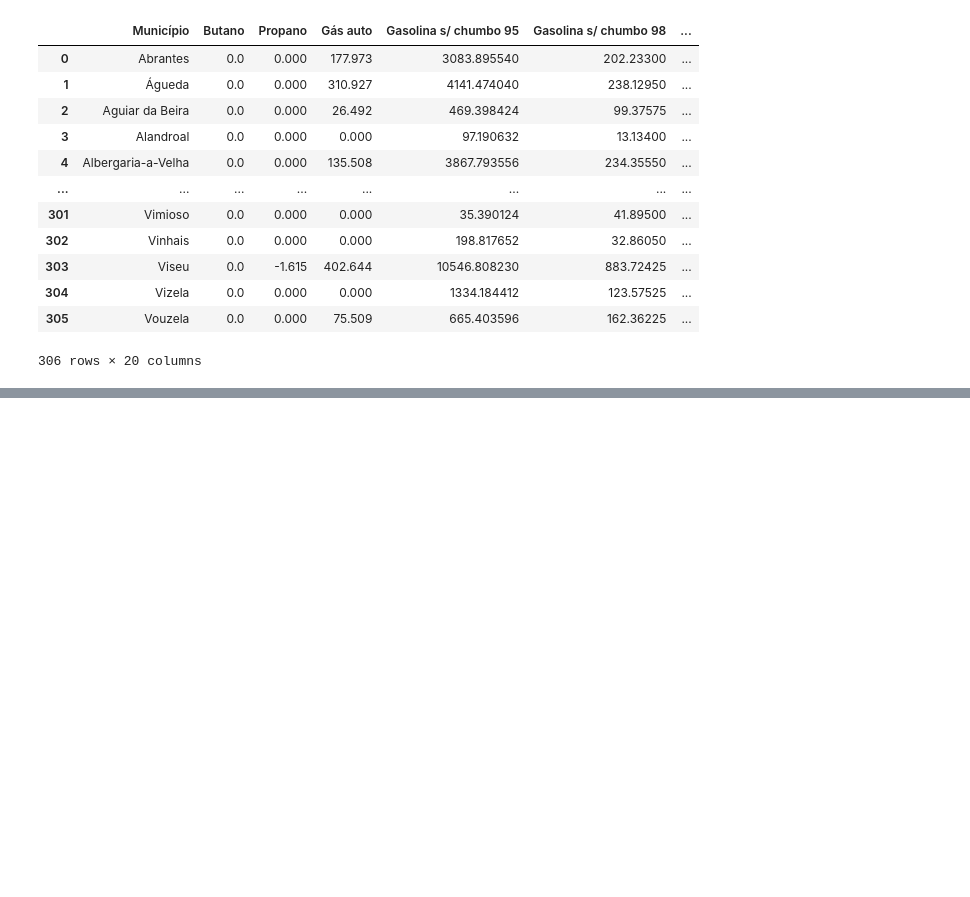
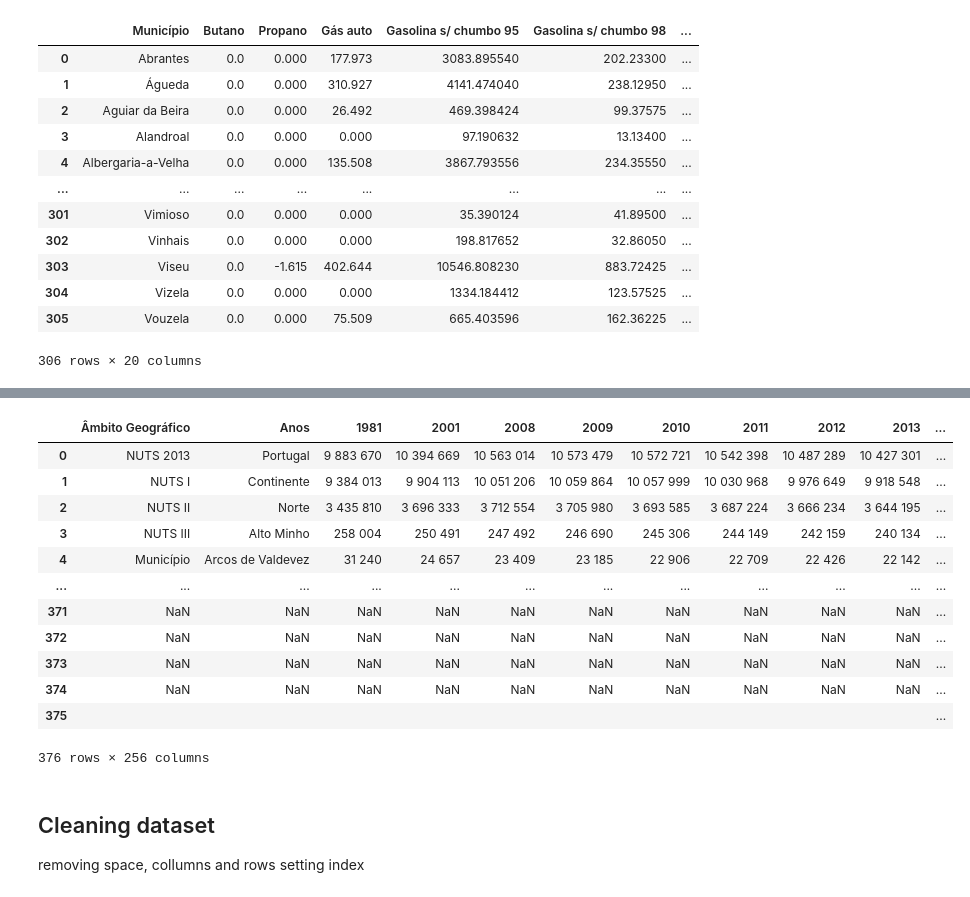
Before and after one commit to INmais/LEIS-2001-collaborative-project, a Jupyter notebook: Mobility/Mobility_pynb.ipynb, the cells around one changed output, grey strips where cells are left out. Cells and saved outputs as stored; diff of their text form; code cells hidden in the pictures; blank space fills up the shorter version.

```diff
--- a/Mobility/Mobility_pynb.ipynb
+++ b/Mobility/Mobility_pynb.ipynb
@@ -44,0 +110,22 @@ fs
+# %%
+DATA_FILEPATH_pop = 'https://raw.githubusercontent.com/INmais/LEIS-2001-collaborative-project/main/Mobility/Dados/pordata-populac%CC%A7ao%20residente.csv'
+pop = pd.read_csv(DATA_FILEPATH_pop, sep=';')
+pop
+# %% [output]
+|  | Âmbito Geográfico | Anos | 1981 | 2001 | 2008 | 2009 | 2010 | 2011 | 2012 | 2013 | ... |
+| 0 | NUTS 2013 | Portugal | 9 883 670 | 10 394 669 | 10 563 014 | 10 573 479 | 10 572 721 | 10 542 398 | 10 487 289 | 10 427 301 | ... |
+| 1 | NUTS I | Continente | 9 384 013 | 9 904 113 | 10 051 206 | 10 059 864 | 10 057 999 | 10 030 968 | 9 976 649 | 9 918 548 | ... |
+| 2 | NUTS II | Norte | 3 435 810 | 3 696 333 | 3 712 554 | 3 705 980 | 3 693 585 | 3 687 224 | 3 666 234 | 3 644 195 | ... |
+| 3 | NUTS III | Alto Minho | 258 004 | 250 491 | 247 492 | 246 690 | 245 306 | 244 149 | 242 159 | 240 134 | ... |
+| 4 | Município | Arcos de Valdevez | 31 240 | 24 657 | 23 409 | 23 185 | 22 906 | 22 709 | 22 426 | 22 142 | ... |
+| ... | ... | ... | ... | ... | ... | ... | ... | ... | ... | ... | ... |
+| 371 | NaN | NaN | NaN | NaN | NaN | NaN | NaN | NaN | NaN | NaN | ... |
+| 372 | NaN | NaN | NaN | NaN | NaN | NaN | NaN | NaN | NaN | NaN | ... |
+| 373 | NaN | NaN | NaN | NaN | NaN | NaN | NaN | NaN | NaN | NaN | ... |
+| 374 | NaN | NaN | NaN | NaN | NaN | NaN | NaN | NaN | NaN | NaN | ... |
+| 375 |  |  |  |  |  |  |  |  |  |  | ... |
+376 rows × 256 columns
+# %% [markdown]
+## Cleaning dataset
+removing space, collumns and rows
+setting index
```
Also changed, not shown: parts of 21 cells of this notebook.
